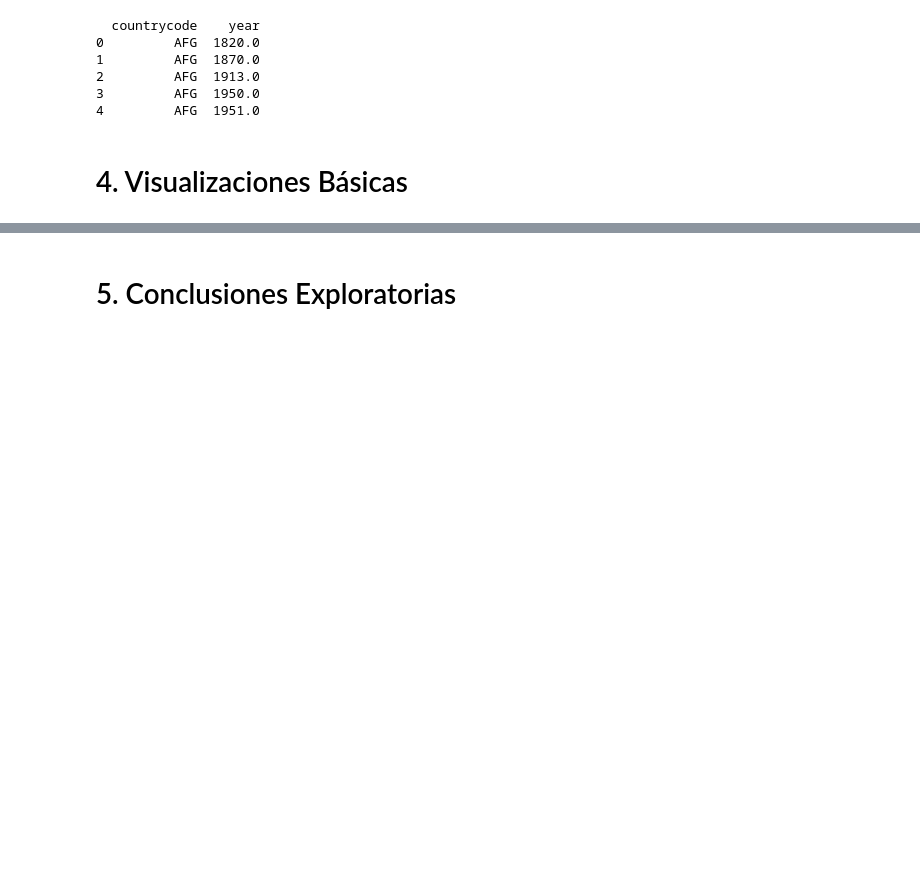
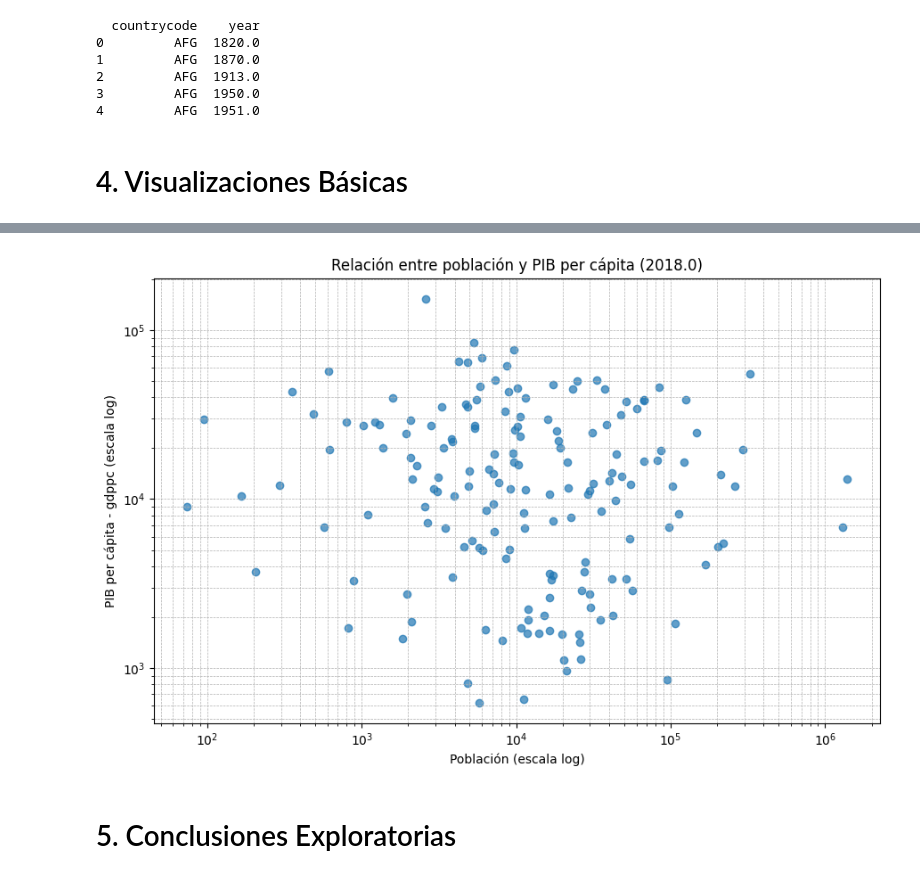
Before and after one commit to Checa38/Proyecto-1-EDA, a Jupyter notebook: notebooks/eda.ipynb, the cells around one changed output, grey strips where cells are left out. Drawn from its saved outputs; the diff is of its cells as text; code cells hidden in the pictures; blank space fills up the shorter version.

```diff
--- a/notebooks/eda.ipynb
+++ b/notebooks/eda.ipynb
@@ -412,2 +468,27 @@ print(df[['countrycode','year']].head() if 'countrycode' in df.columns else df['
+# %%
+import matplotlib.pyplot as plt
+
+# Seleccionar año de referencia para comparar países
+anio_ref = df['year'].max()
+df_ref = df[df['year'] == anio_ref].copy()
+
+# Filtrar filas válidas
+df_plot = df_ref[['country', 'gdppc', 'pop']].dropna()
+
+plt.figure(figsize=(9, 6))
+plt.scatter(df_plot['pop'], df_plot['gdppc'], alpha=0.7)
+
+plt.xscale('log')
+plt.yscale('log')
+
+plt.title(f"Relación entre población y PIB per cápita ({anio_ref})")
+plt.xlabel("Población (escala log)")
+plt.ylabel("PIB per cápita - gdppc (escala log)")
+
+plt.grid(True, which="both", linestyle="--", linewidth=0.5)
+plt.tight_layout()
+plt.show()
+# %% [output]
+[figure, added]
 # %% [markdown]
 # 5. Conclusiones Exploratorias
```
Also changed, not shown: parts of 5 cells of this notebook.
